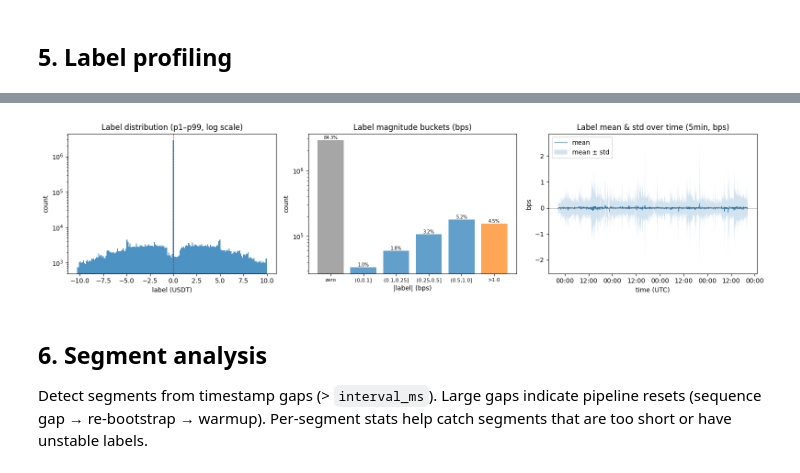
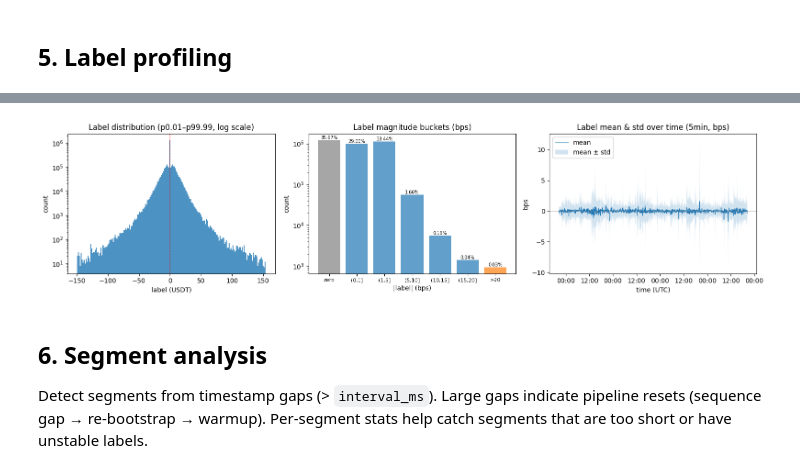
Before and after one commit to EfremtsevVsevolod/hft-research-env, a Jupyter notebook: notebooks/dataset_research.ipynb, the cells around one changed output, grey strips where cells are left out. Cells and saved outputs as stored; diff of their text form; code cells hidden in the pictures.

```diff
--- a/notebooks/dataset_research.ipynb
+++ b/notebooks/dataset_research.ipynb
@@ -52,7 +52,7 @@ def _qrange(s, lo_q=0.01, hi_q=0.99):
 ## 2. Configuration
 # %%
 # --- Primary dataset ---
-DATASET_PATH = Path("../data/datasets/binance/BTCUSDT_v2/dataset_d4D_i100_tw1000_w600_h500.parquet")
+DATASET_PATH = Path("../data/datasets/binance/BTCUSDT_v2/dataset_d4D_i100_tw1000_w600_h5000.parquet")
 
 # --- Horizon sweep: list parquets to compare (set to [] to skip) ---
 HORIZON_SWEEP_PATHS = sorted(DATASET_PATH.parent.glob("dataset_d4D_i100_tw1000_w600_h*.parquet"))
@@ -302,7 +327,7 @@ fig, axes = plt.subplots(1, 3, figsize=(16, 4))
 
 # 1. Histogram (log y)
 ax = axes[0]
-lo, hi, tag = _qrange(label, 0.01, 0.99)
+lo, hi, tag = _qrange(label, 0.0001, 0.9999)
 ax.hist(label, bins=200, range=(lo, hi), edgecolor="none", alpha=0.8)
 ax.set_yscale("log")
 ax.set_xlabel("label (USDT)")
@@ -313,7 +338,7 @@ ax.axvline(0, color="red", ls="--", linewidth=0.8)
 # 2. Magnitude buckets (bps)
 ax = axes[1]
 abs_bps = label_bps.abs()
-edges = [0, 0.1, 0.25, 0.5, 1.0]
+edges = [0, 1, 5, 10, 15, 20]
 bucket_labels = ["zero"]
 bucket_counts = [int((label == 0).sum())]
 for i in range(len(edges) - 1):
@@ -325,35 +350,35 @@ bucket_counts.append(int((abs_bps > edges[-1]).sum()))
 colors = ["gray"] + ["tab:blue"] * (len(edges) - 1) + ["tab:orange"]
 ax.bar(range(len(bucket_labels)), bucket_counts, color=colors, alpha=0.7)
 ax.set_xticks(range(len(bucket_labels)))
 ax.set_xticklabels(bucket_labels, fontsize=8)
 ax.set_yscale("log")
 ax.set_xlabel("|label| (bps)")
 ax.set_ylabel("count")
 for i, cnt in enumerate(bucket_counts):
     if cnt > 0:
-        ax.text(i, cnt, f"{cnt/len(label):.1%}", ha="center", va="bottom", fontsize=7)
+        ax.text(i, cnt, f"{cnt/len(label):.2%}", ha="center", va="bottom", fontsize=7)
 ax.set_title("Label magnitude buckets (bps)")
 
 # 3. Label over time
 ax = axes[2]
 lab_rs = ds.set_index("datetime")["label"].resample("5min")
 lab_mean_bps = lab_rs.mean() / ref_price * 1e4
 lab_std_bps = lab_rs.std() / ref_price * 1e4
 ax.plot(lab_mean_bps.index, lab_mean_bps, linewidth=0.8, label="mean")
 ax.fill_between(lab_mean_bps.index,
                 lab_mean_bps - lab_std_bps, lab_mean_bps + lab_std_bps,
                 alpha=0.2, label="mean ± std")
 ax.axhline(0, color="gray", linewidth=0.5)
 ax.set_ylabel("bps")
 ax.set_title("Label mean & std over time (5min, bps)")
 ax.legend()
 _fmt_xaxis(ax, _TZ, TIMEZONE)
 
 fig.tight_layout()
 _save_fig(fig, "labels", OUTPUT_DIR)
 plt.show()
 # %% [output]
-[figure, old version]
+[figure, new version]
 # %% [markdown]
 ## 6. Segment analysis
 
```
Also changed, not shown: parts of 13 cells of this notebook, 1 other file.
